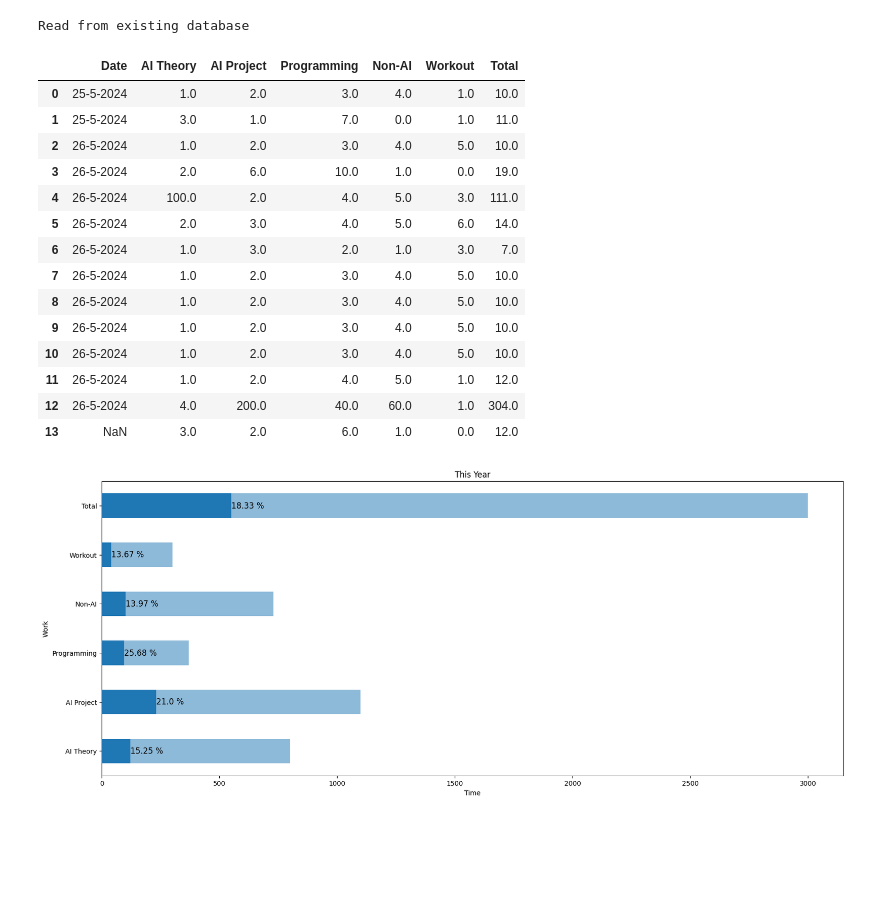
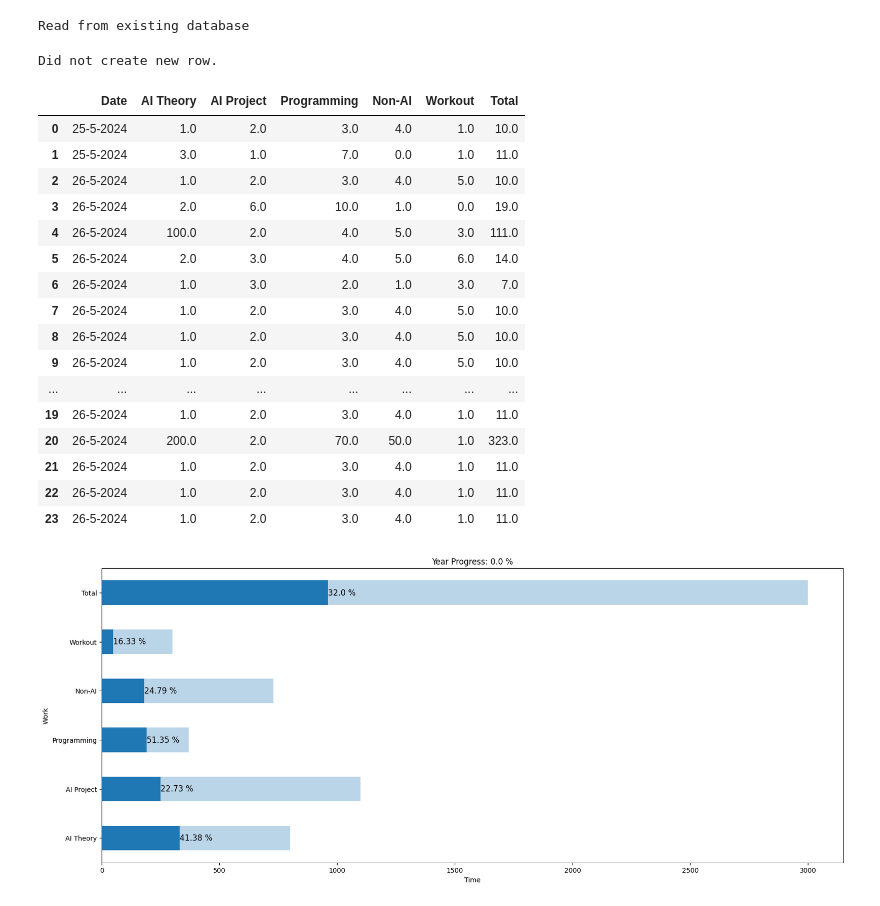
Before and after one commit to Arjun-G-Ravi/Noob-projects, a Jupyter notebook: 20_performance_tracker/test.ipynb, the cells around one changed output. Drawn from its saved outputs; the diff is of its cells as text; code cells hidden in the pictures; blank space fills up the shorter version.

```diff
--- a/20_performance_tracker/test.ipynb
+++ b/20_performance_tracker/test.ipynb
@@ -35,17 +31,23 @@ work = ['AI Theory', 'AI Project', 'Programming', 'Non-AI', 'Workout', 'Total']
 # %%
 ct = 0
 new_data = {}
-for k in work:
-    if k == 'Date':
-        new_data[k] = f'{date.today().day}-{date.today().month}-{date.today().year}'
-    elif k == 'Total':
-        new_data[k] = ct
 
-    else:
-        val = float(input(f'Time spend in {k}:'))
-        if k == 'Workout':
-            if val: val=1 # Workout is True/ False
-        new_data[k] = val
-        ct += val
+try:
+    for k in work + ['Date']:
+        if k == 'Date':
+            new_data[k] = f'{date.today().day}-{date.today().month}-{date.today().year}'
+            print(new_data)
+        elif k == 'Total':
+            new_data[k] = ct
+        else:
+            val = float(input(f'Time spend in {k}:'))
+            if k == 'Workout':
+                if val: val=1 # Workout is True/ False
+            new_data[k] = val
+            ct += val
 
-db = add_row(db, new_data)
+    db = add_row(db, new_data)
+except:
+    print('Did not create new row.')
+# %% [output]
+Did not create new row.
@@ -66,34 +66,35 @@ pd.read_csv(db_location)
 | 7 | 26-5-2024 | 1.0 | 2.0 | 3.0 | 4.0 | 5.0 | 10.0 |
 | 8 | 26-5-2024 | 1.0 | 2.0 | 3.0 | 4.0 | 5.0 | 10.0 |
 | 9 | 26-5-2024 | 1.0 | 2.0 | 3.0 | 4.0 | 5.0 | 10.0 |
-| 10 | 26-5-2024 | 1.0 | 2.0 | 3.0 | 4.0 | 5.0 | 10.0 |
-| 11 | 26-5-2024 | 1.0 | 2.0 | 4.0 | 5.0 | 1.0 | 12.0 |
-| 12 | 26-5-2024 | 4.0 | 200.0 | 40.0 | 60.0 | 1.0 | 304.0 |
-| 13 | NaN | 3.0 | 2.0 | 6.0 | 1.0 | 0.0 | 12.0 |
+| ... | ... | ... | ... | ... | ... | ... | ... |
+| 19 | 26-5-2024 | 1.0 | 2.0 | 3.0 | 4.0 | 1.0 | 11.0 |
+| 20 | 26-5-2024 | 200.0 | 2.0 | 70.0 | 50.0 | 1.0 | 323.0 |
+| 21 | 26-5-2024 | 1.0 | 2.0 | 3.0 | 4.0 | 1.0 | 11.0 |
+| 22 | 26-5-2024 | 1.0 | 2.0 | 3.0 | 4.0 | 1.0 | 11.0 |
+| 23 | 26-5-2024 | 1.0 | 2.0 | 3.0 | 4.0 | 1.0 | 11.0 |
 # %%
 d = {k:sum(v) for k,v in db.items() if k!='Date'}
 df = pd.DataFrame({'Work': d.keys(), 'Time': d.values()})
 # %%
-import pandas as pd
-import matplotlib.pyplot as plt
-
 work = ['AI Theory', 'AI Project', 'Programming', 'Non-AI', 'Workout', 'Total']
-
 time_total = [800, 1100, 370, 730, 300, 3000]
-
 df_total = pd.DataFrame({'Work': work, 'Time': time_total})
+year_progress = (370 - (datetime(2025, 6, 1) - datetime.today()).days)/370*100
+time_year = [t*year_progress for t in time_total]
+df_year = pd.DataFrame({'Work': work, 'Time': time_year})
 
 fig, ax = plt.subplots(figsize=(20, 8))
 
 df.plot(kind='barh', x='Work', y='Time', legend=False, alpha=1, ax=ax)
-df_total.plot(kind='barh', x='Work', y='Time', legend=False, alpha=0.5, ax=ax)
+df_total.plot(kind='barh', x='Work', y='Time', legend=False, alpha=0.3, ax=ax)
+df_year.plot(kind='barh', x='Work', y='Time', legend=False, alpha=0.2, ax=ax)
 
 for index, value in enumerate(df['Time']):
     ax.text(value, index, str(round(value*100/df_total['Time'][index],2)) + ' %', color='black', va='center', ha='left', fontsize=12)
 
-plt.title('This Year')
+plt.title(f'Year Progress: {year_progress*100} %')
 plt.ylabel('Work')
 plt.xlabel('Time')
 plt.show()
 # %% [output]
-[figure, old version]
+[figure, new version]
```
Also changed, not shown: parts of 3 cells of this notebook, 3 other files.
